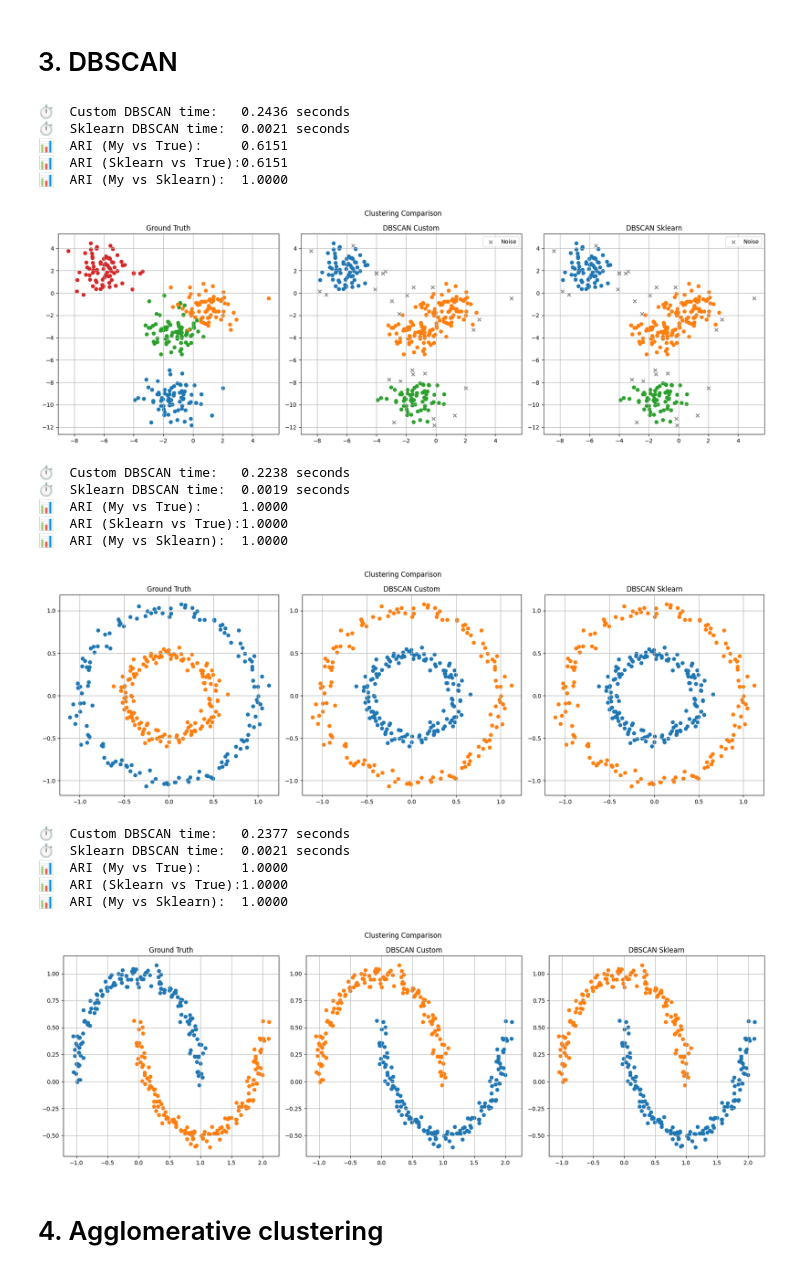
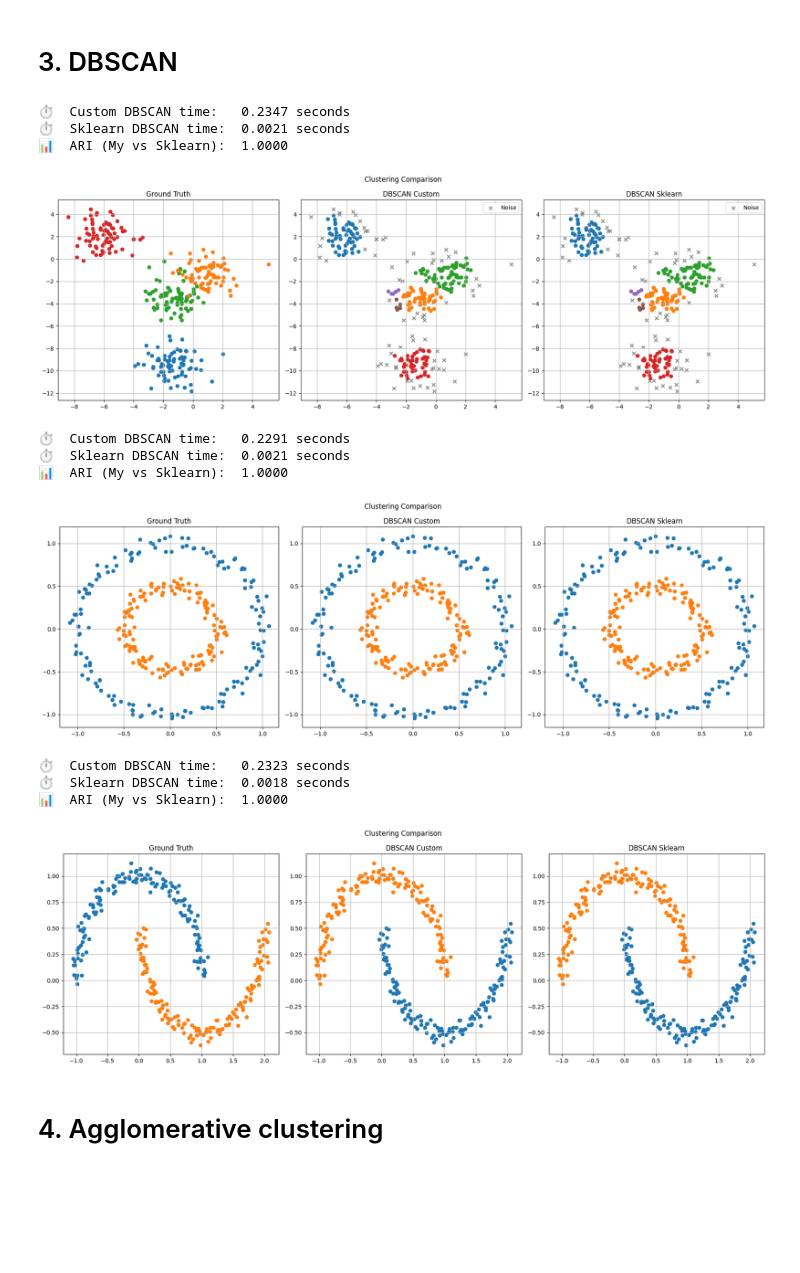
Before and after one commit to illia-st/data_mining_2, a Jupyter notebook: clustering/clustering.ipynb, the cells around one changed output. Cells and saved outputs as stored; diff of their text form; code cells hidden in the pictures; blank space fills up the shorter version.

```diff
--- a/clustering/clustering.ipynb
+++ b/clustering/clustering.ipynb
@@ -157,52 +140,42 @@ def test_dbscan(X, Y_true, eps=0.5):
     start_my = time.time()
     dbscan_my = DBSCAN(eps=eps)
     labels_my = dbscan_my.fit(X)
     end_my = time.time()
     labels_my
 
     start_sklearn = time.time()
     dbscan = DBSCAN_sklearn(eps=eps).fit(X)
     end_sklearn = time.time()
 
-    ari_my_vs_true = adjusted_rand_score(Y_true, labels_my)
-    ari_sklearn_vs_true = adjusted_rand_score(Y_true, dbscan.labels_)
     ari_my_vs_sklearn = adjusted_rand_score(labels_my, dbscan.labels_)
 
     print(f"⏱️  Custom DBSCAN time:   {end_my - start_my:.4f} seconds")
     print(f"⏱️  Sklearn DBSCAN time:  {end_sklearn - start_sklearn:.4f} seconds")
-    print(f"📊  ARI (My vs True):     {ari_my_vs_true:.4f}")
-    print(f"📊  ARI (Sklearn vs True):{ari_sklearn_vs_true:.4f}")
     print(f"📊  ARI (My vs Sklearn):  {ari_my_vs_sklearn:.4f}")
 
     plot_comparison(
         'Clustering Comparison',
         X=X,
         label_sets=[Y_true, labels_my, dbscan.labels_],
         label_titles=["Ground Truth", "DBSCAN Custom", "DBSCAN Sklearn"],
         centroids_list=[None, None, None]
     )
 
-test_dbscan(test_blobs_X, test_blobs_labels, eps=0.8)
+test_dbscan(test_blobs_X, test_blobs_labels, eps=0.5)
 test_dbscan(test_circles_X, test_circles_labels, eps=0.2)
 test_dbscan(test_moons_X, test_moons_labels, eps=0.2)
 # %% [output]
-⏱️  Custom DBSCAN time:   0.2436 seconds
+⏱️  Custom DBSCAN time:   0.2347 seconds
 ⏱️  Sklearn DBSCAN time:  0.0021 seconds
-📊  ARI (My vs True):     0.6151
-📊  ARI (Sklearn vs True):0.6151
 📊  ARI (My vs Sklearn):  1.0000
-[figure, old version]
+[figure, new version]
-⏱️  Custom DBSCAN time:   0.2238 seconds
-⏱️  Sklearn DBSCAN time:  0.0019 seconds
-📊  ARI (My vs True):     1.0000
-📊  ARI (Sklearn vs True):1.0000
+⏱️  Custom DBSCAN time:   0.2291 seconds
+⏱️  Sklearn DBSCAN time:  0.0021 seconds
 📊  ARI (My vs Sklearn):  1.0000
-[figure, old version]
+[figure, new version]
-⏱️  Custom DBSCAN time:   0.2377 seconds
-⏱️  Sklearn DBSCAN time:  0.0021 seconds
-📊  ARI (My vs True):     1.0000
-📊  ARI (Sklearn vs True):1.0000
+⏱️  Custom DBSCAN time:   0.2323 seconds
+⏱️  Sklearn DBSCAN time:  0.0018 seconds
 📊  ARI (My vs Sklearn):  1.0000
-[figure, old version]
+[figure, new version]
 # %% [markdown]
 # 4. Agglomerative clustering
```
Also changed, not shown: parts of 7 cells of this notebook, 2 other files.
